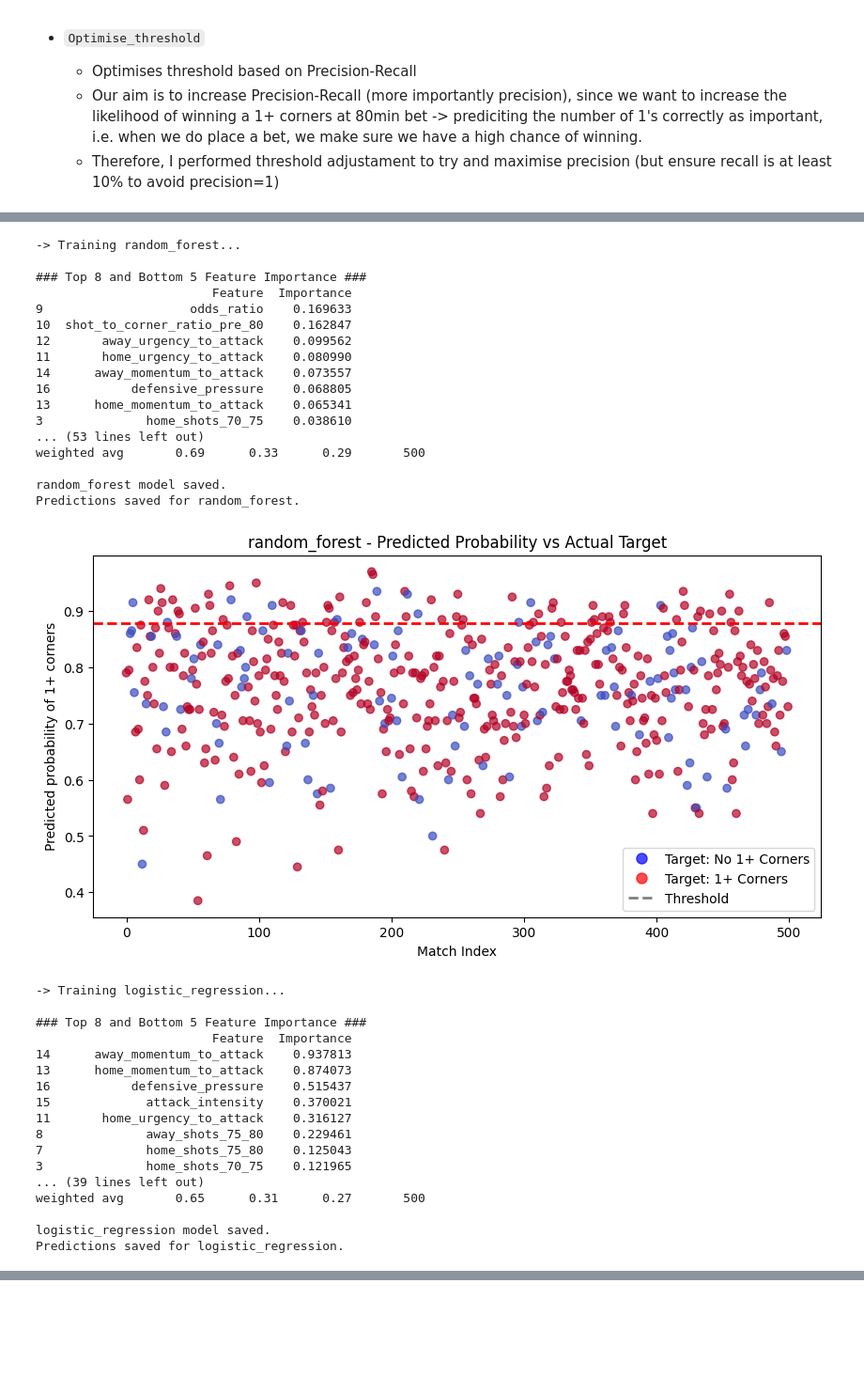
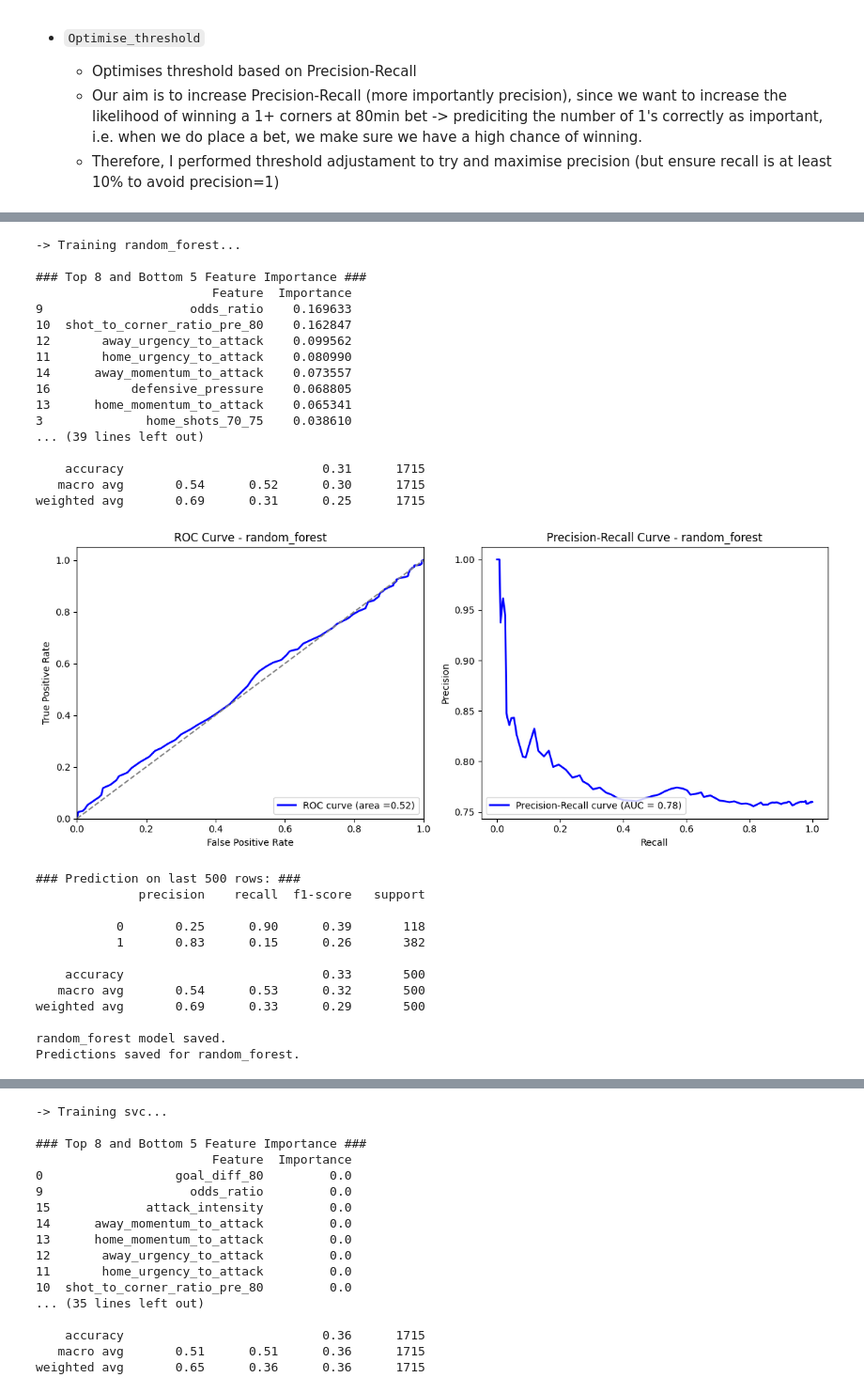
Before and after one commit to JoshuaGraham14/football-corner-prediction, a Jupyter notebook: notebooks/10a_classification_pipeline.ipynb, the cells around one changed output, grey strips where cells are left out. Shown at 94% size. Cells and saved outputs as stored; diff of their text form; code cells hidden in the pictures; blank space fills up the shorter version.

Commit message:
Added extra step: Plot ROC and Precision-Recall graphs

```diff
--- a/notebooks/10a_classification_pipeline.ipynb
+++ b/notebooks/10a_classification_pipeline.ipynb
@@ -338,7 +370,14 @@ def run_classification_pipeline(config, df, selected_features, constructed_featu
         print(f"\n### Classification Report (threshold={optimal_threshold}):\n")
         print(classification_report(y_val, y_pred_threshold))
 
-        # --- STEP 7: Test on test set (last 500 rows) ---
+        # --- STEP 7: Plot ROC and Precision-Recall curves ---
+        fpr,tpr,_ =roc_curve(y_val, y_pred_val)
+        roc_auc =roc_auc_score(y_val, y_pred_val)
+        precision,recall,_ =precision_recall_curve(y_val, y_pred_val)
+        pr_auc=auc(recall, precision)
+        plot_roc_and_prc(fpr, tpr, roc_auc,precision,recall, pr_auc,model_name)
+
+        # --- STEP 8: Test on test set (last 500 rows) ---
         # Predict on the final test data (last 500 rows)
         y_probs_final =optimal_model.predict_proba(X_test)[:, 1]
         y_pred_final=(y_probs_final >=optimal_threshold).astype(int)
@@ -347,7 +386,7 @@ def run_classification_pipeline(config, df, selected_features, constructed_featu
         print("\n### Prediction on last 500 rows: ###")
         print(classification_report(y_test, y_pred_final))
 
-        # --- STEP 8: Save Model ---
+        # --- STEP 9: Save Model ---
         model_dir = "../models"
         if not os.path.exists(model_dir): # Ensure the directory exists
             os.makedirs(model_dir)
@@ -355,58 +394,53 @@ def run_classification_pipeline(config, df, selected_features, constructed_featu
         joblib.dump(optimal_model, os.path.join(model_dir, f"{model_name.replace(' ', '_').lower()}_model.pkl"))
         print(f"{model_name} model saved.")
 
-        # --- STEP 9: Save Predictions ---
+        # --- STEP 10: Save Predictions ---
         results_df = pd.DataFrame({
             'kaggle_id': test_data['id_odsp'],
             'model_predicted_binary': y_pred_final,
             'actual_result': y_test
         })
         results_df.to_csv(f"{model_name.replace(' ', '_').lower()}_predictions.csv", index=False)
         print(f"Predictions saved for {model_name}.")
 
-        # Plot scatter graph
+        # --- STEP 11: Plot Scatter Graph ---
         plot_scatter(y_probs_final, y_test, optimal_threshold, model_name)
 
 
 '''
 *****----------------------------------------*****
 MAIN training and testing loop for classification
 *****----------------------------------------*****
  '''
 run_classification_pipeline(config, df_selected, selected_features, constructed_features)
 # %% [output]
 -> Training random_forest...
 
 ### Top 8 and Bottom 5 Feature Importance ###
                         Feature  Importance
 9                    odds_ratio    0.169633
 10  shot_to_corner_ratio_pre_80    0.162847
 12       away_urgency_to_attack    0.099562
 11       home_urgency_to_attack    0.080990
 14      away_momentum_to_attack    0.073557
 16           defensive_pressure    0.068805
 13      home_momentum_to_attack    0.065341
 3              home_shots_70_75    0.038610
-... (53 lines left out)
-weighted avg       0.69      0.33      0.29       500
+... (39 lines left out)
 
-random_forest model saved.
-Predictions saved for random_forest.
+    accuracy                           0.31      1715
+   macro avg       0.54      0.52      0.30      1715
+weighted avg       0.69      0.31      0.25      1715
-[figure, old version]
+[figure, new version]
--> Training logistic_regression...
+### Prediction on last 500 rows: ###
+              precision    recall  f1-score   support
 
-### Top 8 and Bottom 5 Feature Importance ###
-                        Feature  Importance
-14      away_momentum_to_attack    0.937813
-13      home_momentum_to_attack    0.874073
-16           defensive_pressure    0.515437
-15             attack_intensity    0.370021
-11       home_urgency_to_attack    0.316127
-8              away_shots_75_80    0.229461
-7              home_shots_75_80    0.125043
-3              home_shots_70_75    0.121965
-... (39 lines left out)
-weighted avg       0.65      0.31      0.27       500
+           0       0.25      0.90      0.39       118
+           1       0.83      0.15      0.26       382
 
-logistic_regression model saved.
-Predictions saved for logistic_regression.
+    accuracy                           0.33       500
+   macro avg       0.54      0.53      0.32       500
+weighted avg       0.69      0.33      0.29       500
+
+random_forest model saved.
+Predictions saved for random_forest.
@@ -449,0 +479,17 @@ Predictions saved for xgboost.
+-> Training svc...
+
+### Top 8 and Bottom 5 Feature Importance ###
+                        Feature  Importance
+0                  goal_diff_80         0.0
+9                    odds_ratio         0.0
+15             attack_intensity         0.0
+14      away_momentum_to_attack         0.0
+13      home_momentum_to_attack         0.0
+12       away_urgency_to_attack         0.0
+11       home_urgency_to_attack         0.0
+10  shot_to_corner_ratio_pre_80         0.0
+... (35 lines left out)
+
+    accuracy                           0.36      1715
+   macro avg       0.51      0.51      0.36      1715
+weighted avg       0.65      0.36      0.36      1715
```
Also changed, not shown: parts of 6 cells of this notebook.
